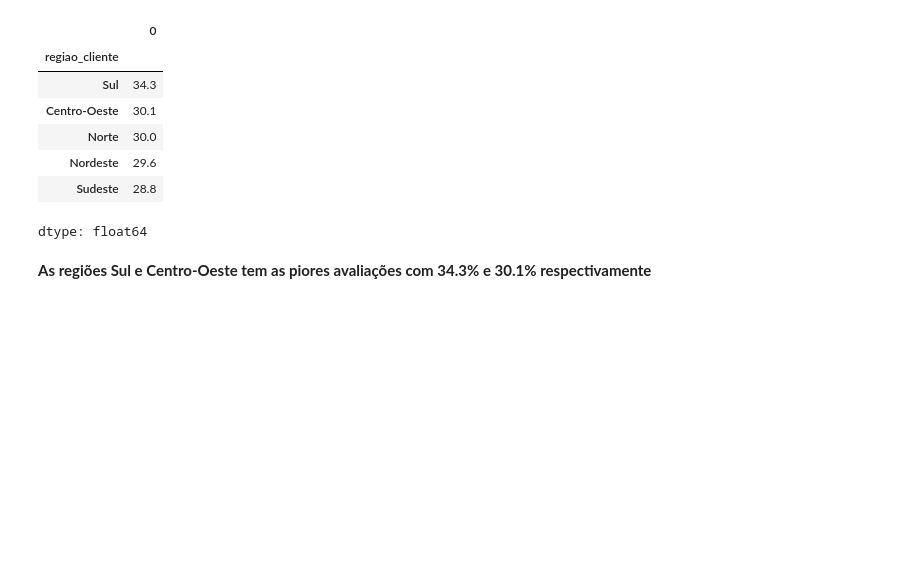
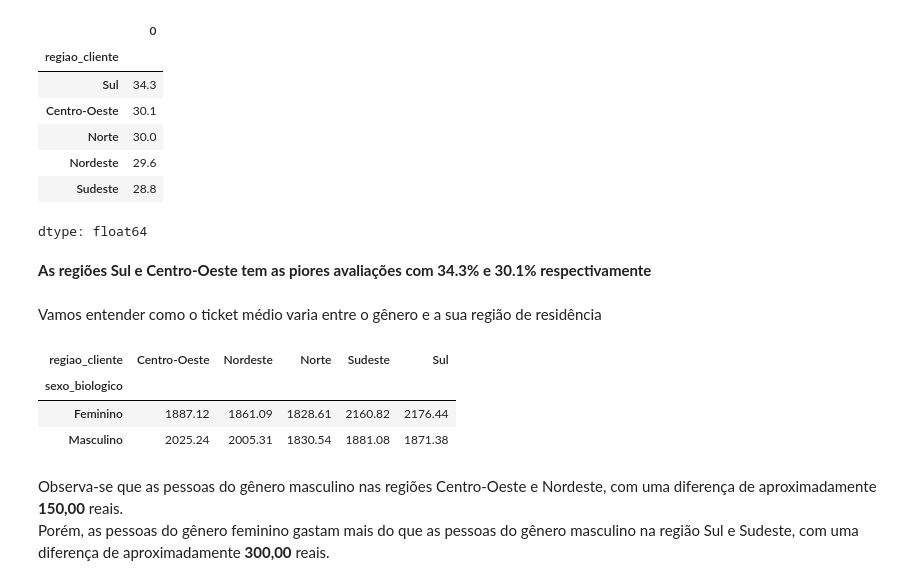
Before and after one commit to Jgabriel1800/estat-stica-varejo, a Jupyter notebook: estatistica_frequencia_medidas.ipynb, the cells around one changed output. Cells and saved outputs as stored; diff of their text form; code cells hidden in the pictures; blank space fills up the shorter version.

Commit message:
Analisando o valor gasto por gêneros em cada região do Brasil

```diff
--- a/estatistica_frequencia_medidas.ipynb
+++ b/estatistica_frequencia_medidas.ipynb
@@ -282,3 +282,16 @@ resultado_negativa
 dtype: float64
 # %% [markdown]
 **As regiões Sul e Centro-Oeste tem as piores avaliações com 34.3% e 30.1% respectivamente**
+# %% [markdown]
+Vamos entender como o ticket médio varia entre o gênero e a sua região de residência
+# %%
+ticket_medio=round(pd.crosstab(dados['sexo_biologico'],dados['regiao_cliente'],values=dados['total_compra'],aggfunc='mean'),2)
+ticket_medio
+# %% [output]
+| regiao_cliente | Centro-Oeste | Nordeste | Norte | Sudeste | Sul |
+| sexo_biologico |  |  |  |  |  |
+| Feminino | 1887.12 | 1861.09 | 1828.61 | 2160.82 | 2176.44 |
+| Masculino | 2025.24 | 2005.31 | 1830.54 | 1881.08 | 1871.38 |
+# %% [markdown]
+Observa-se que as pessoas do gênero masculino nas regiões Centro-Oeste e Nordeste, com uma diferença de aproximadamente **150,00** reais.
+Porém, as pessoas do gênero feminino gastam mais do que as pessoas do gênero masculino na região Sul e Sudeste, com uma diferença de aproximadamente **300,00** reais.
```
